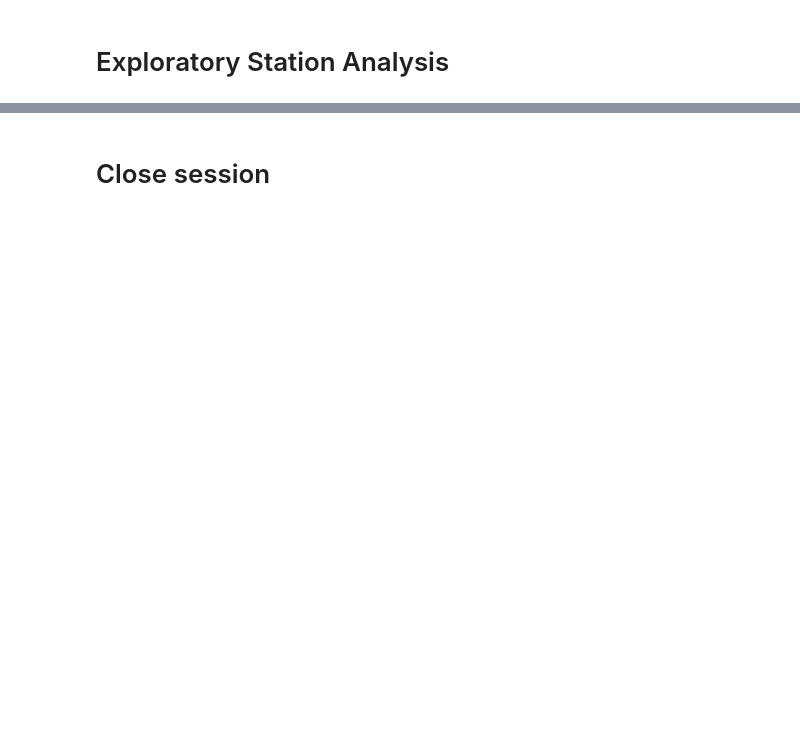
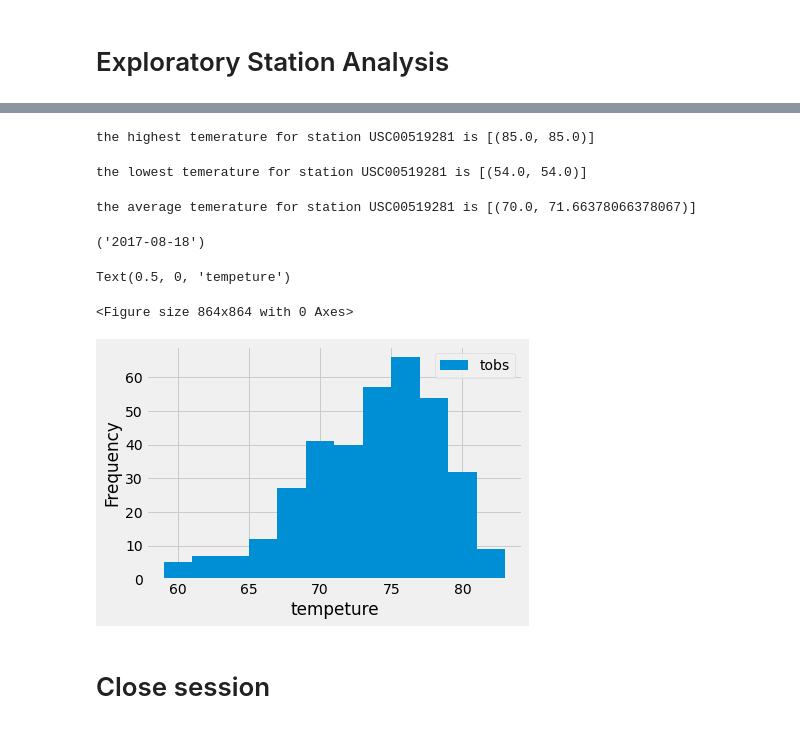
Before and after one commit to RZHANG2021/sqlalchemy-challenge, a Jupyter notebook: climate_starter.ipynb, the cells around one changed output, grey strips where cells are left out. Drawn from its saved outputs; the diff is of its cells as text; code cells hidden in the pictures; blank space fills up the shorter version.

```diff
--- a/climate_starter.ipynb
+++ b/climate_starter.ipynb
@@ -181,8 +220,62 @@ date_precipitation.plot(kind='bar')
 # %%
-# Using the most active station id from the previous query, calculate the lowest, highest, and average temperature.
+# Using the most active station id from the previous query, calculate the highest temperature.
+station_temperature_highest=session.query(Measurement.tobs,func.max(Measurement.tobs)).\
+    filter(Measurement.station=='USC00519281').\
+    filter(Measurement.tobs!=None).all()
+
+print ("the highest temerature for station USC00519281 is",station_temperature_highest)
+# %% [output]
+the highest temerature for station USC00519281 is [(85.0, 85.0)]
+# %%
+# Using the most active station id from the previous query, calculate the lowest temperature.
+station_temperature_lowest=session.query(Measurement.tobs,func.min(Measurement.tobs)).\
+    filter(Measurement.station=='USC00519281').\
+    filter(Measurement.tobs!=None).all()
+
+print ("the lowest temerature for station USC00519281 is",station_temperature_lowest)
+# %% [output]
+the lowest temerature for station USC00519281 is [(54.0, 54.0)]
+# %%
+# Using the most active station id from the previous query, calculate the agerate temperature.
+station_temperature_average=session.query(Measurement.tobs,func.avg(Measurement.tobs)).\
+    filter(Measurement.station=='USC00519281').\
+    filter(Measurement.tobs!=None).all()
+
+print ("the average temerature for station USC00519281 is",station_temperature_average)
+# %% [output]
+the average temerature for station USC00519281 is [(70.0, 71.66378066378067)]
+# %%
+# Using the most active station id,find the most recent date in the data set.
+session.query(Measurement.date).order_by(Measurement.date.desc()).filter(Measurement.station=='USC00519281').first()
+# %% [output]
+('2017-08-18')
 # %%
-# Using the most active station id
 # Query the last 12 months of temperature observation data for this station and plot the results as a histogram
+
+active_station_preyear=dt.date(2017,8,18)-dt.timedelta(days=365)
+active_station_preyear
+active_station=session.query(Measurement.date,Measurement.tobs).\
+    filter(Measurement.station=='USC00519281').\
+    filter(Measurement.date>=active_station_preyear).\
+    filter(Measurement.tobs!=None).all()
+# %%
+# Plot the results as a histogram with bins=12.
+
+# plt.style.use('ggplot')
+# plt.hist(x, bins=10)
+# plt.show()
+active_station_pd=pd.DataFrame(active_station)
+
+# sort the df by date in ascending order and prcp by descending order
+active_station_pd = active_station_pd.sort_values("date",ascending = True)
+
+fig=plt.figure(figsize=(12,12))
+active_station_pd.plot.hist(xlabel="Temperature",bins=12)
+plt.xlabel('tempeture')
+# %% [output]
+Text(0.5, 0, 'tempeture')
+<Figure size 864x864 with 0 Axes>
+[figure, added]
 # %% [markdown]
 # Close session
 # %%
```
Also changed, not shown: parts of 12 cells of this notebook.
